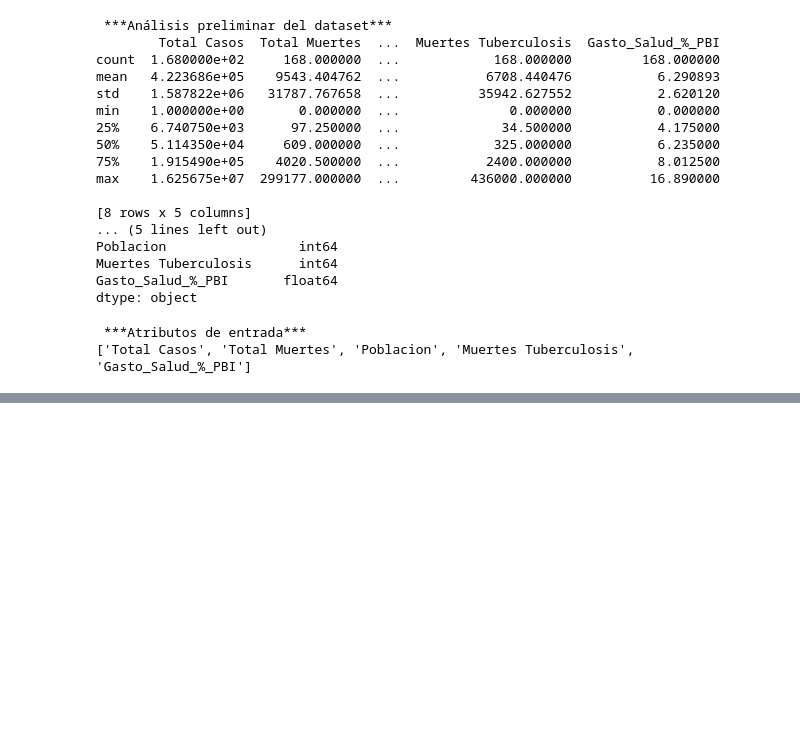
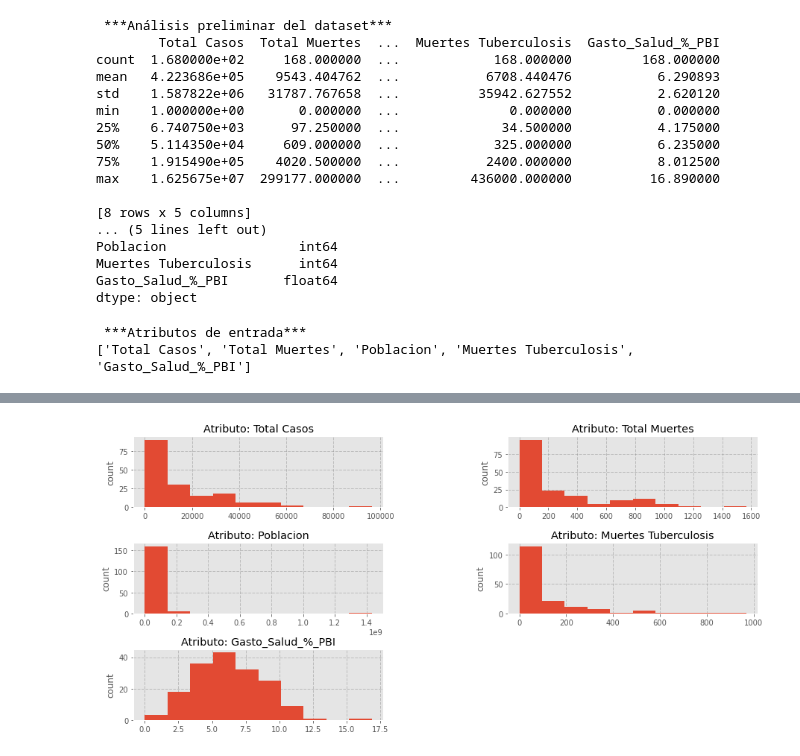
Before and after one commit to georgeduranh/IA, a Jupyter notebook: IA_actividad3.ipynb, the cells around one changed output, grey strips where cells are left out. Cells and saved outputs as stored; diff of their text form; code cells hidden in the pictures; blank space fills up the shorter version.

```diff
--- a/IA_actividad3.ipynb
+++ b/IA_actividad3.ipynb
@@ -96,0 +103,18 @@ print(X.head())
+# %%
+j=1
+fig1 = plt.figure("n: i")
+fig1.subplots_adjust(hspace=0.5, wspace=0.5)
+
+for i in atributos:
+    atributoi= X[i]
+    ax = fig1.add_subplot(3, 2, j)
+    ax.hist(atributoi, bins=10)
+    ax.set_ylabel("count")
+    ax.set_title("Atributo: {}".format(i))
+    ax.grid(color='gray', linestyle='dashed', linewidth=1, alpha=0.4)
+    ax.axhline(0, color='black', linewidth=0.5)
+    j+=1
+fig1.set_size_inches(15, 7)
+plt.show()
+# %% [output]
+[figure, added]
```
Also changed, not shown: parts of 22 cells of this notebook.
